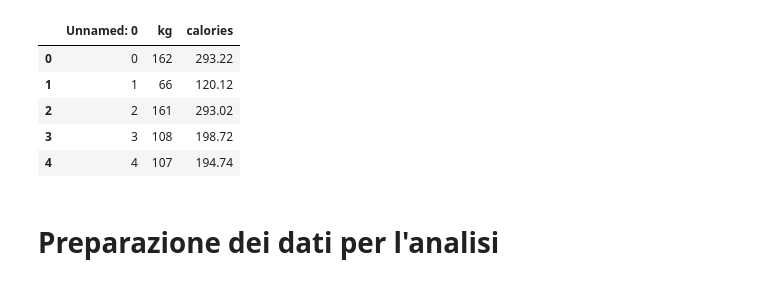
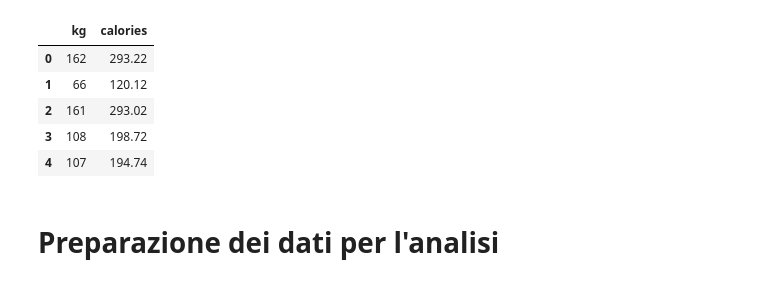
Before and after one commit to Nefaryan/Python, a Jupyter notebook: Scikit-Learn-Esercizio1.ipynb, the cells around one changed output. Drawn from its saved outputs; the diff is of its cells as text; code cells hidden in the pictures.

```diff
--- a/Scikit-Learn-Esercizio1.ipynb
+++ b/Scikit-Learn-Esercizio1.ipynb
@@ -6,15 +6,15 @@ from sklearn.linear_model import LinearRegression
 from sklearn.model_selection import train_test_split
 from sklearn.metrics import mean_squared_error, r2_score
 # %%
-df = pd.read_csv("calories.csv")
+df = pd.read_csv("calories.csv", index_col=0)
 df.head()
 # %% [output]
-|  | Unnamed: 0 | kg | calories |
-| 0 | 0 | 162 | 293.22 |
-| 1 | 1 | 66 | 120.12 |
-| 2 | 2 | 161 | 293.02 |
-| 3 | 3 | 108 | 198.72 |
-| 4 | 4 | 107 | 194.74 |
+|  | kg | calories |
+| 0 | 162 | 293.22 |
+| 1 | 66 | 120.12 |
+| 2 | 161 | 293.02 |
+| 3 | 108 | 198.72 |
+| 4 | 107 | 194.74 |
 # %% [markdown]
 # Preparazione dei dati per l'analisi
 # %%
```
Also changed, not shown: parts of 8 cells of this notebook, 2 other files.
